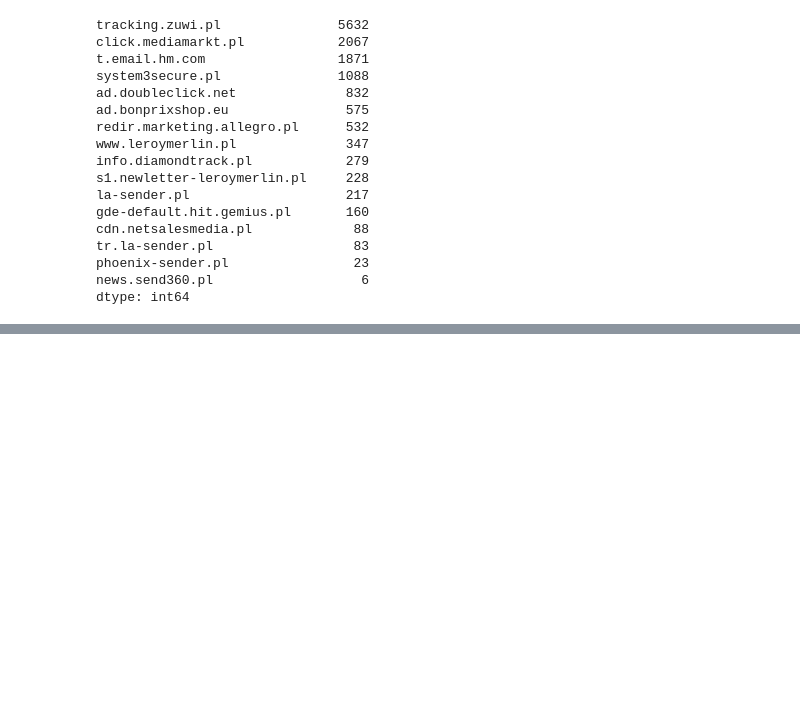
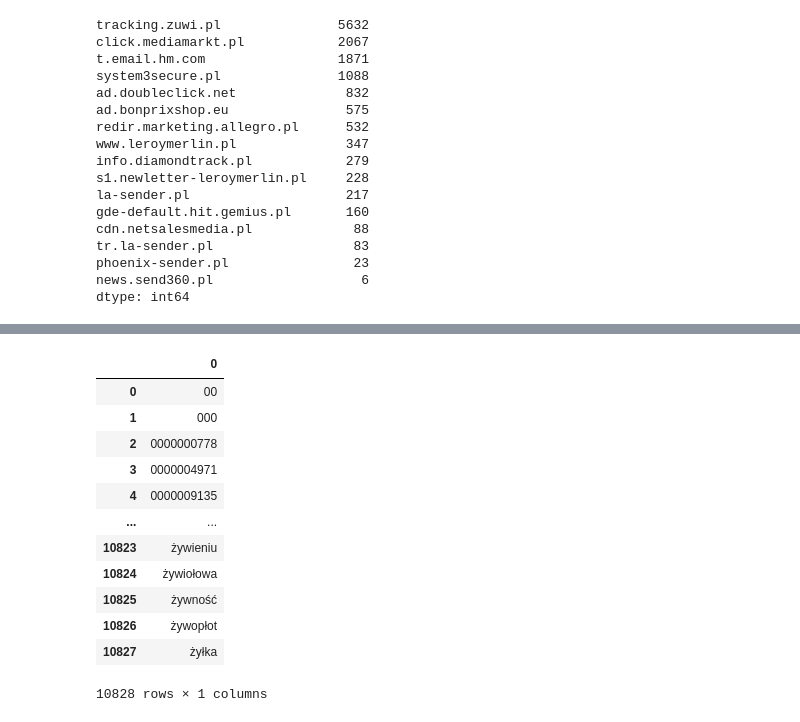
Before and after one commit to vinceloeice/NBayes_mail_classifier, a Jupyter notebook: Untitled-1.ipynb, the cells around one changed output, grey strips where cells are left out. Saved outputs shown, nothing was run; the diff lists cells and outputs as text; code cells hidden in the pictures; blank space fills up the shorter version.

```diff
--- a/Untitled-1.ipynb
+++ b/Untitled-1.ipynb
@@ -32,0 +96,29 @@ dtype: int64
+# %%
+vectorize = CountVectorizer()
+
+X = df[1].values
+Y = df[0].values
+
+X_train, X_test, y_train, y_test = train_test_split(X, Y, test_size=0.25)
+
+X_train_CV = vectorize.fit_transform(X_train)
+
+# slownik
+features = vectorize.get_feature_names_out()
+df_features = pd.DataFrame(features)
+
+df_features
+# %% [output]
+|  | 0 |
+| 0 | 00 |
+| 1 | 000 |
+| 2 | 0000000778 |
+| 3 | 0000004971 |
+| 4 | 0000009135 |
+| ... | ... |
+| 10823 | żywieniu |
+| 10824 | żywiołowa |
+| 10825 | żywność |
+| 10826 | żywopłot |
+| 10827 | żyłka |
+10828 rows × 1 columns
```
Also changed, not shown: parts of 13 cells of this notebook, 1 other file.
